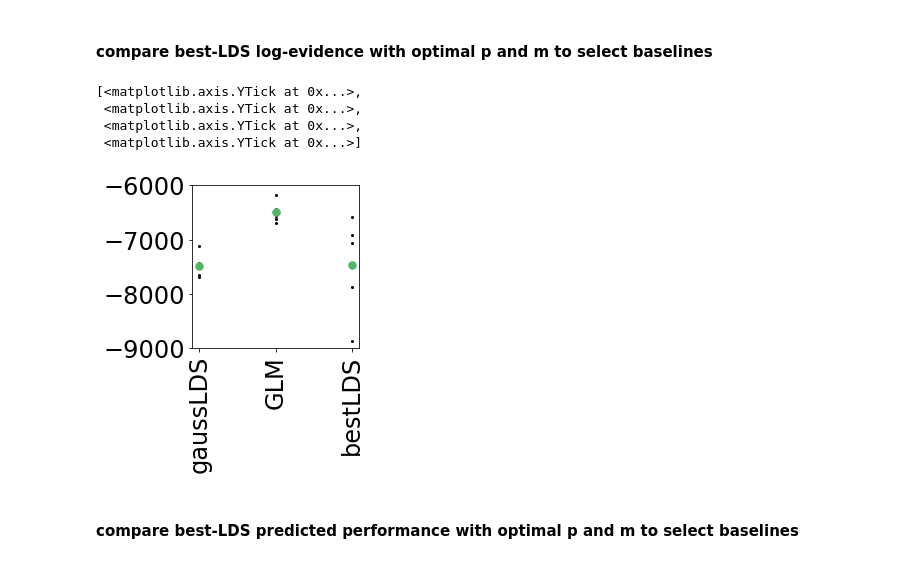
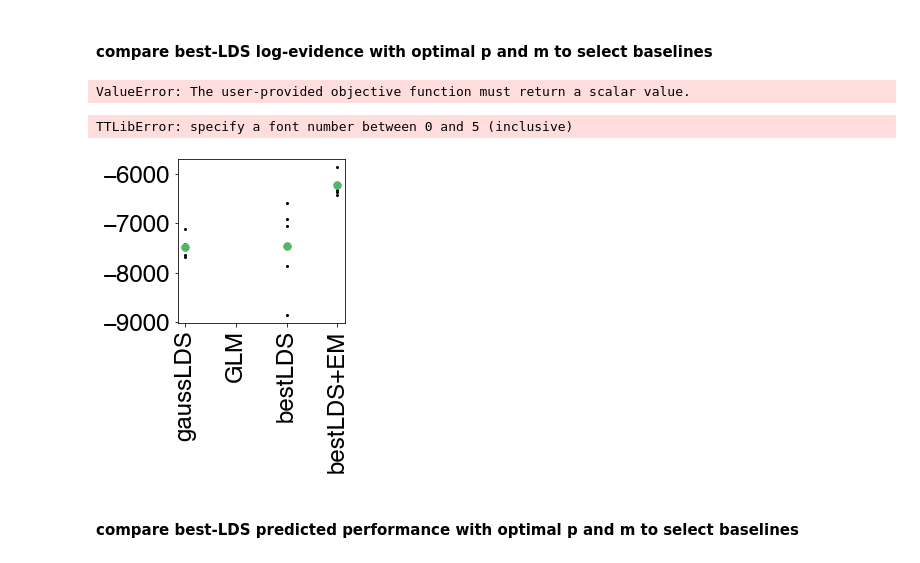
Before and after one commit to irisstone/bestLDS, a Jupyter notebook: figures/fig4.ipynb, the cells around one changed output. Saved outputs shown, nothing was run; the diff lists cells and outputs as text; code cells hidden in the pictures.

```diff
--- a/figures/fig4.ipynb
+++ b/figures/fig4.ipynb
@@ -22,7 +22,7 @@ from glmhmm import glm
 from glmhmm.analysis import reshape_obs
 
 # Formatting
-colors = np.array([[95,59,151],[85,180,103],[250,186,63],[150,150,150],[0,0,0]])/255
+colors = np.array([[95,59,151],[85,180,103],[250,186,63],[150,150,150],[202,61,50]])/255
 
 import matplotlib as mpl
 mpl.rcParams['pdf.fonttype'] = 42
@@ -195,6 +172,8 @@ for i in range(5):
 
     # compute LL on test data
     LL_glm[i] = -model.neglogli(u_test[i],w,y_test_2[i])
+# %% [output]
+ValueError: The user-provided objective function must return a scalar value.
 # %%
 ### GET BEST-LDS PARAMETERS ###
 
@@ -231,36 +210,37 @@ bestLDS_dict = {'A': A, 'B' : B,'C' : C, 'D' : D, 'Q' : Q, 'y_train' : y_train,
 sio.savemat('../data/real-data/baseline-performance/bestLDS_train_parameters.mat', bestLDS_dict)
 # %%
 ### PLOT RESULTS ###
-labels = ['gaussLDS', 'GLM', 'bestLDS']
+labels = ['gaussLDS', 'GLM', 'bestLDS', 'bestLDS+EM']
 bestLDS_evs = np.array([-6909.90, -7874.14, -6588.83, -7064.88, -8864.36])
 gaussian_evs = np.array([-7520.15, -7427.41, -7123.75, -7692.68, -7646.01])
-logevresults = np.array([np.mean(gaussian_evs), np.mean(LL_glm), np.mean(bestLDS_evs)])
-err = np.array([np.std(gaussian_evs), np.std(LL_glm), np.std(bestLDS_evs)])
+best_EM_logevs = np.array([-6322.65, -6183.32, -5857.44, -6361.70, -6431.14])
+# logevresults = np.array([np.mean(gaussian_evs), np.mean(LL_glm), np.mean(bestLDS_evs)])
+logevresults = np.array([np.mean(gaussian_evs), np.nan, np.mean(bestLDS_evs), np.mean(best_EM_logevs)])
+# err = np.array([np.std(gaussian_evs), np.std(LL_glm), np.std(bestLDS_evs)])
+err = np.array([np.std(gaussian_evs), np.nan, np.std(bestLDS_evs), np.std(best_EM_logevs)])
 fig = plt.figure(figsize=(3,3))
 ax = fig.add_subplot(111)
 ax.errorbar(labels, logevresults, fmt='.', color=colors[1], markersize=15)
 ax.tick_params(axis='x', labelrotation=90, labelsize=24)
-ax.plot(labels,[gaussian_evs, LL_glm, bestLDS_evs],'ko',markersize=2)
+ax.plot(labels,[gaussian_evs, np.nan*LL_glm, bestLDS_evs, best_EM_logevs],'ko',markersize=2)
 y_range = np.arange(-9000,-5000,1000)
 #ax.set_ylim([y_range[0],y_range[1]])
 ax.set_yticks(y_range)
 # plt.gca().invert_yaxis()
 #ax.set_yticklabels(y_range, fontsize=24)
 # ax = fig.add_subplot(111)
 # bplot = ax.boxplot([gaussian_evs, LL_glm, bestLDS_evs], patch_artist=True, labels=labels, widths=0.55)
 # plt.ylabel('log-evidence', fontsize=24)
 #
 
 # for patch, median, color in zip(bplot['boxes'], bplot['medians'], colors):
 #     patch.set_facecolor(colors[1])
 #     median.set_color('black')
 # plt.show()
+plt.savefig('saved_images/fig4_logev_EM.pdf', transparent=True)
 # %% [output]
-[<matplotlib.axis.YTick at 0x...>,
- <matplotlib.axis.YTick at 0x...>,
- <matplotlib.axis.YTick at 0x...>,
- <matplotlib.axis.YTick at 0x...>]
+TTLibError: specify a font number between 0 and 5 (inclusive)
-[figure, old version]
+[figure, new version]
 # %% [markdown]
 #### compare best-LDS predicted performance with optimal p and m to select baselines
 # %%
```
Also changed, not shown: parts of 7 cells of this notebook, 5 other files.
